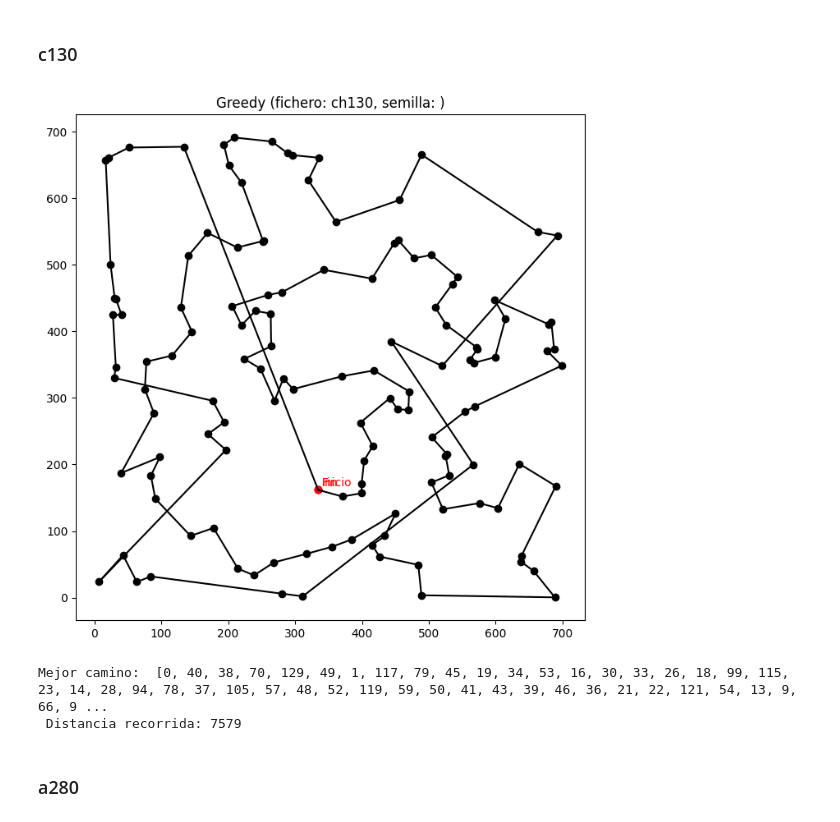
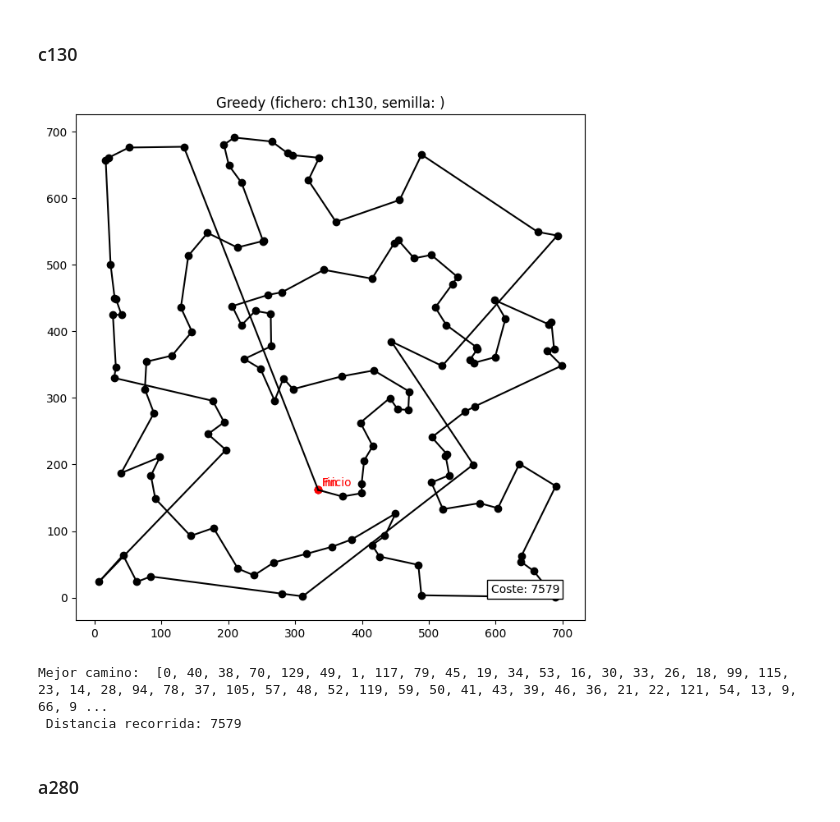
Before and after one commit to GrunCrow/Optimization_Solar_Plant, a Jupyter notebook: 4_Ant_Colony/4_ant_colony.ipynb, the cells around one changed output. Cells and saved outputs as stored; diff of their text form; code cells hidden in the pictures.

```diff
--- a/4_Ant_Colony/4_ant_colony.ipynb
+++ b/4_Ant_Colony/4_ant_colony.ipynb
@@ -266,15 +266,15 @@ def greedy(datos_ciudades, distancias):
 # %%
 fichero_name = "ch130"
 fichero = 'tsp/' + fichero_name + '.tsp'
 datos_ciudades = cargar_datos(fichero)
 distancias = calcular_distancias(datos_ciudades)
 path, coste_greedy_c130, _, _ = greedy(datos_ciudades, distancias)
 
-representar_mapa(datos_ciudades, path, distancias, greedy_name, fichero_name)
+representar_mapa(datos_ciudades, path, coste_greedy_c130, greedy_name, fichero_name)
 
-print("Mejor camino: ", path, coste_greedy_c130, "\n", "Distancia recorrida:", coste_greedy_c130)
+print("Mejor camino: ", path, "\n", "Distancia recorrida:", coste_greedy_c130)
 # %% [output]
-[figure, old version]
+[figure, new version]
 Mejor camino:  [0, 40, 38, 70, 129, 49, 1, 117, 79, 45, 19, 34, 53, 16, 30, 33, 26, 18, 99, 115, 23, 14, 28, 94, 78, 37, 105, 57, 48, 52, 119, 59, 50, 41, 43, 39, 46, 36, 21, 22, 121, 54, 13, 9, 66, 9 ...
  Distancia recorrida: 7579
 # %% [markdown]
```
Also changed, not shown: parts of 3 cells of this notebook, 1 other file.
